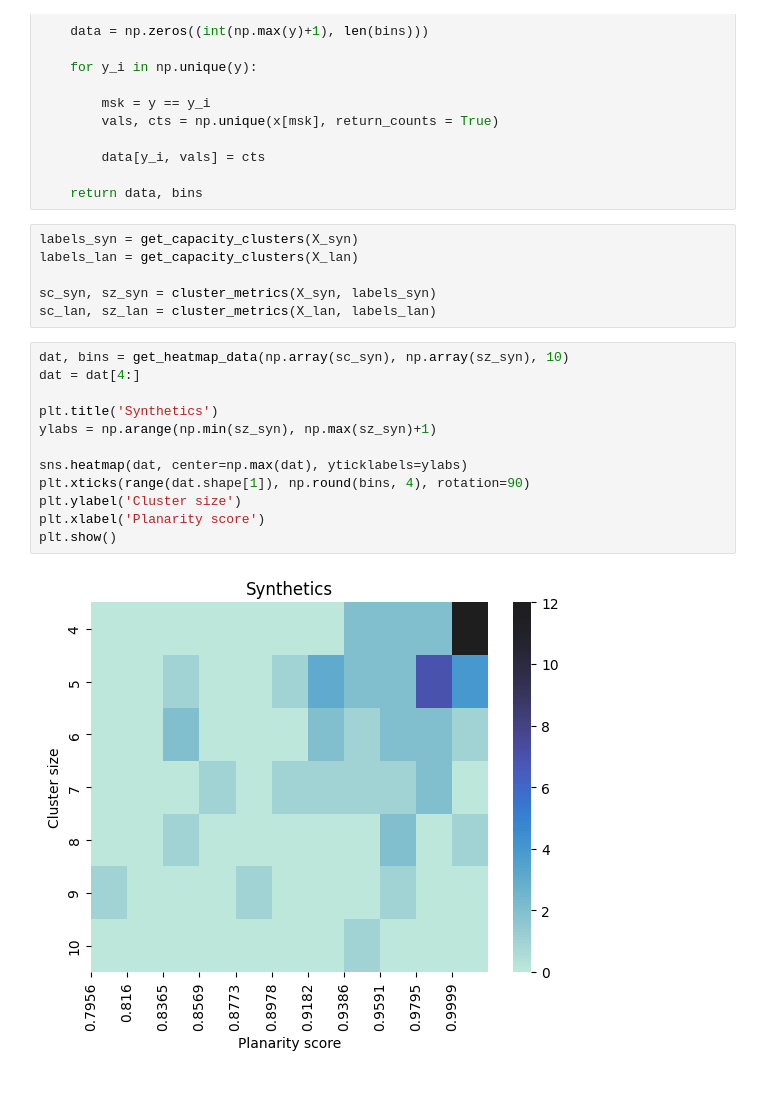
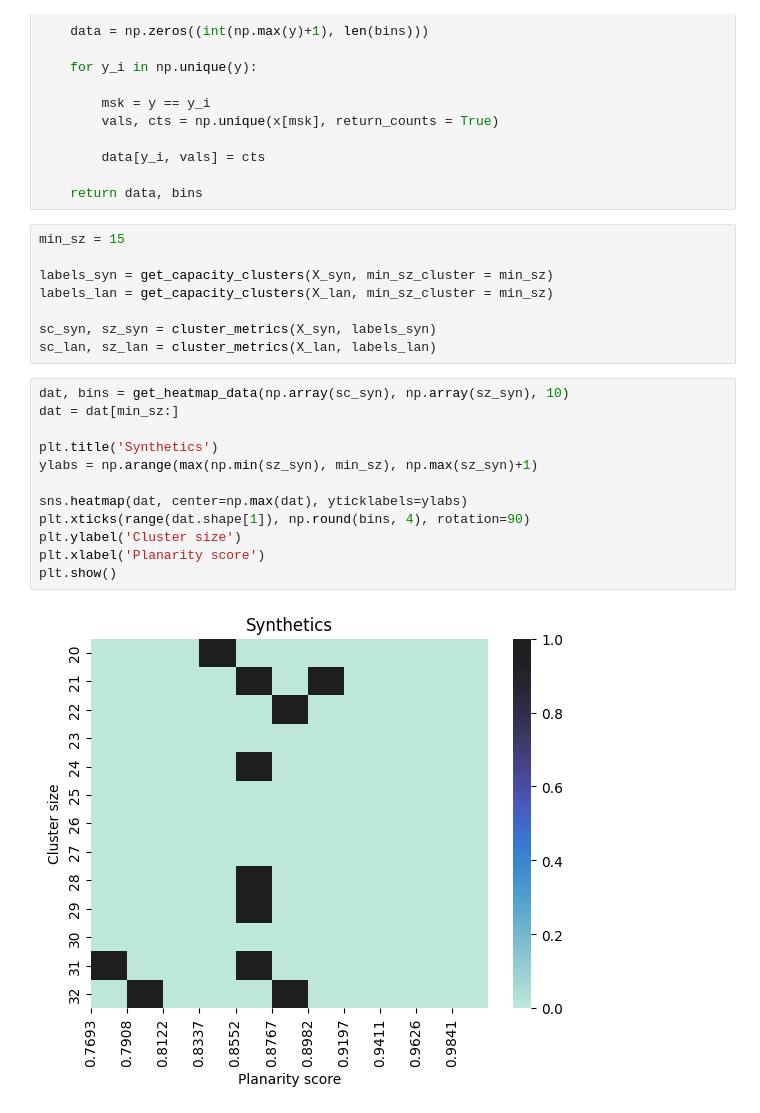
Before and after one commit to samhouliston/DSL_Quake_Fault_Reconstruction, a Jupyter notebook: benchmark/notebooks/agglomerative_planarity.ipynb, the cells around one changed output. Cells and saved outputs as stored; diff of their text form.

```diff
--- a/benchmark/notebooks/agglomerative_planarity.ipynb
+++ b/benchmark/notebooks/agglomerative_planarity.ipynb
@@ -116,24 +116,26 @@ def get_heatmap_data(x_dec: np.ndarray, y: np.ndarray, n_bins: int):
 
     return data, bins
 # %%
-labels_syn = get_capacity_clusters(X_syn)
-labels_lan = get_capacity_clusters(X_lan)
+min_sz = 15
+
+labels_syn = get_capacity_clusters(X_syn, min_sz_cluster = min_sz)
+labels_lan = get_capacity_clusters(X_lan, min_sz_cluster = min_sz)
 
 sc_syn, sz_syn = cluster_metrics(X_syn, labels_syn)
 sc_lan, sz_lan = cluster_metrics(X_lan, labels_lan)
 # %%
 dat, bins = get_heatmap_data(np.array(sc_syn), np.array(sz_syn), 10)
-dat = dat[4:]
+dat = dat[min_sz:]
 
 plt.title('Synthetics')
-ylabs = np.arange(np.min(sz_syn), np.max(sz_syn)+1)
+ylabs = np.arange(max(np.min(sz_syn), min_sz), np.max(sz_syn)+1)
 
 sns.heatmap(dat, center=np.max(dat), yticklabels=ylabs)
 plt.xticks(range(dat.shape[1]), np.round(bins, 4), rotation=90)
 plt.ylabel('Cluster size')
 plt.xlabel('Planarity score')
 plt.show()
 # %% [output]
-[figure, old version]
+[figure, new version]
 # %%
 dat, bins = get_heatmap_data(np.array(sc_lan), np.array(sz_lan), 20)
```
Also changed, not shown: parts of 1 cell of this notebook, 11 other files.
